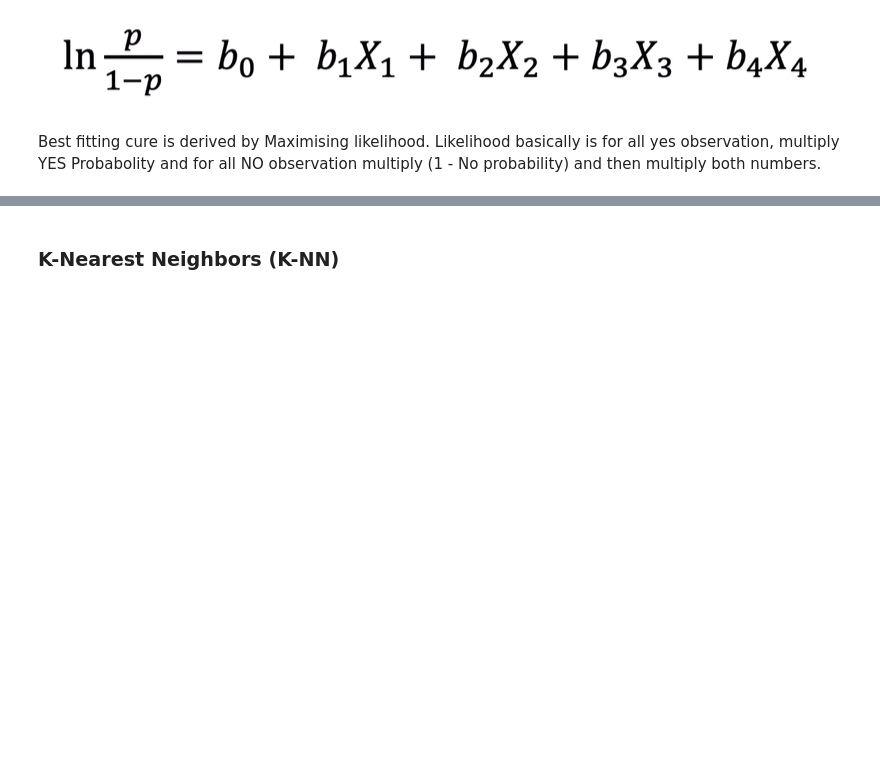
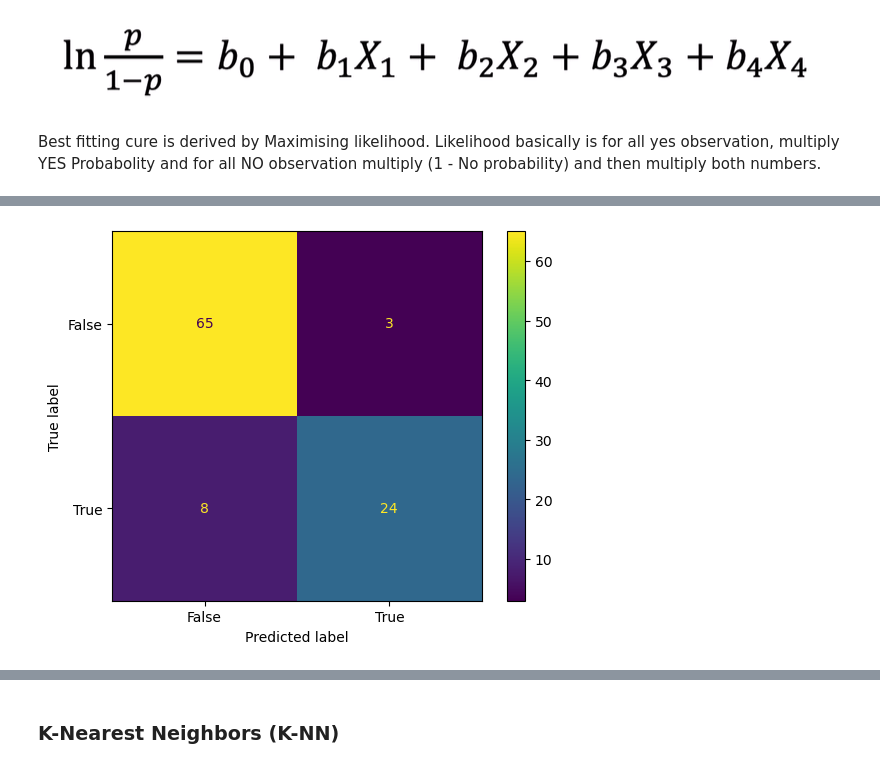
Before and after one commit to R7patel/Notes, a Jupyter notebook: 3_Classification.ipynb, the cells around one changed output, grey strips where cells are left out. Saved outputs shown, nothing was run; the diff lists cells and outputs as text; code cells hidden in the pictures; blank space fills up the shorter version.

```diff
--- a/3_Classification.ipynb
+++ b/3_Classification.ipynb
@@ -34,3 +34,15 @@ Logic: Logistic regression curve or sigmoid curve
 ![multiple_independent_variable_logistic_regression_formula.png](attachment:multiple_independent_variable_logistic_regression_formula.png)
 # %% [markdown]
 Best fitting cure is derived by Maximising likelihood. Likelihood basically is for all yes observation, multiply YES Probabolity and for all NO observation multiply (1 - No probability) and then multiply both numbers.
+# %%
+# Importing the libraries
+import numpy as np
+import matplotlib.pyplot as plt
+import pandas as pd
+from sklearn import metrics
+
+
+# Importing the dataset
+dataset = pd.read_csv('./resources/Social_Network_Ads.csv')
+X = dataset.iloc[:, [2, 3]].values
+y = dataset.iloc[:, 4].values
@@ -36,0 +70,30 @@ Best fitting cure is derived by Maximising likelihood. Likelihood basically is f
+# %%
+# Splitting the dataset into the Training set and Test set
+from sklearn.model_selection import train_test_split
+X_train, X_test, y_train, y_test = train_test_split(X, y, test_size = 0.25, random_state = 0)
+
+# Feature Scaling
+from sklearn.preprocessing import StandardScaler
+sc = StandardScaler()
+X_train = sc.fit_transform(X_train)
+X_test = sc.transform(X_test)
+
+# Fitting classifier to the Training set
+# Create your classifier here
+from sklearn.linear_model import LogisticRegression
+classifier = LogisticRegression(random_state = 0)
+classifier.fit(X_train, y_train)
+
+# Predicting the Test set results
+y_pred = classifier.predict(X_test)
+
+# Making the Confusion Matrix
+from sklearn.metrics import confusion_matrix
+cm = confusion_matrix(y_test, y_pred)
+# %%
+cm_display = metrics.ConfusionMatrixDisplay(confusion_matrix = cm, display_labels = [False, True])
+
+cm_display.plot()
+plt.show()
+# %% [output]
+[figure, added]
```
Also changed, not shown: parts of 14 cells of this notebook, 5 other files.
